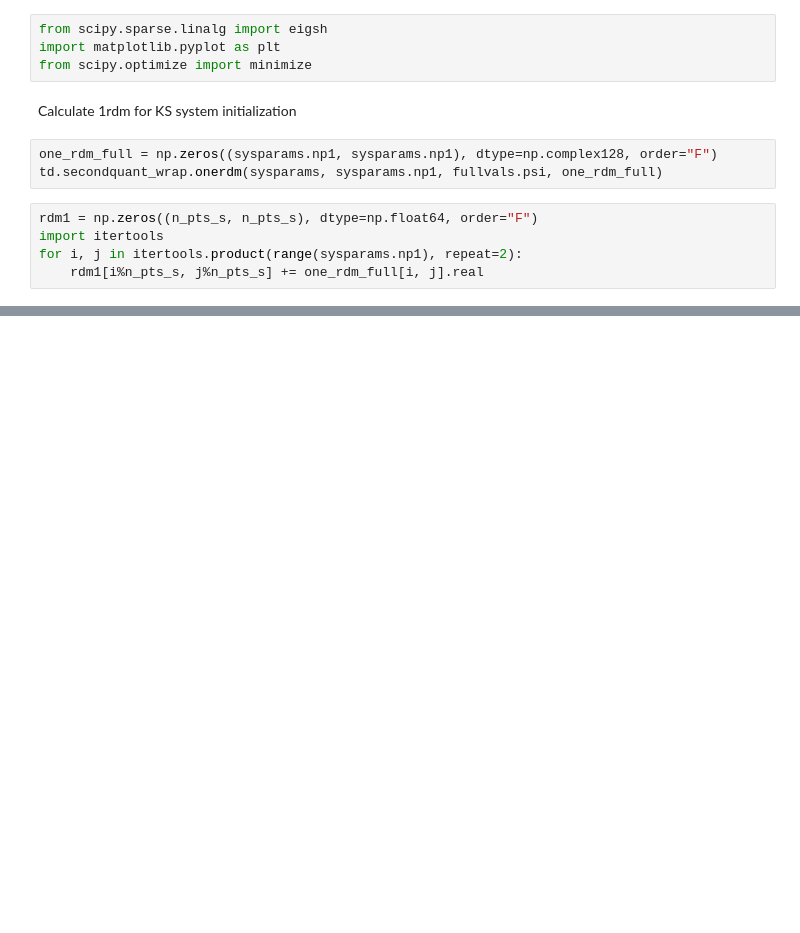
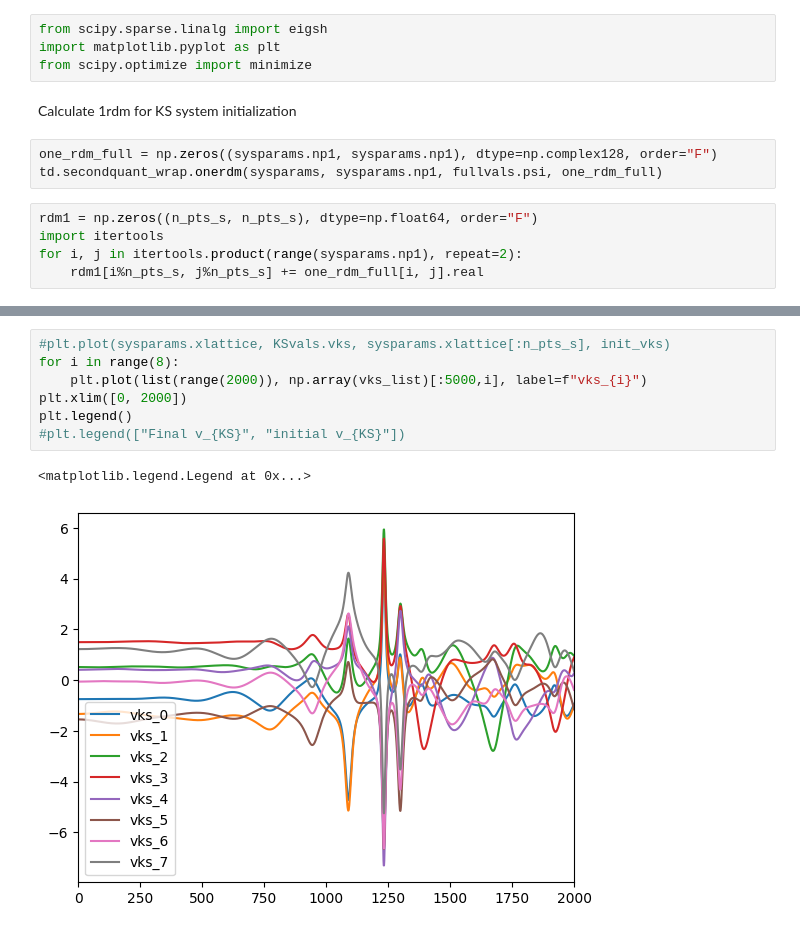
Before and after one commit to brownj42/TDDFTinversion, a Jupyter notebook: python/Example_4.ipynb, the cells around one changed output, grey strips where cells are left out. Cells and saved outputs as stored; diff of their text form; blank space fills up the shorter version.

```diff
--- a/python/Example_4.ipynb
+++ b/python/Example_4.ipynb
@@ -245,0 +282,10 @@ plt.legend(["Final Density", "Initial density"])
+# %%
+#plt.plot(sysparams.xlattice, KSvals.vks, sysparams.xlattice[:n_pts_s], init_vks)
+for i in range(8):
+    plt.plot(list(range(2000)), np.array(vks_list)[:5000,i], label=f"vks_{i}")
+plt.xlim([0, 2000])
+plt.legend()
+#plt.legend(["Final v_{KS}", "initial v_{KS}"])
+# %% [output]
+<matplotlib.legend.Legend at 0x...>
+[figure, added]
```
Also changed, not shown: parts of 10 cells of this notebook, 15 other files.
